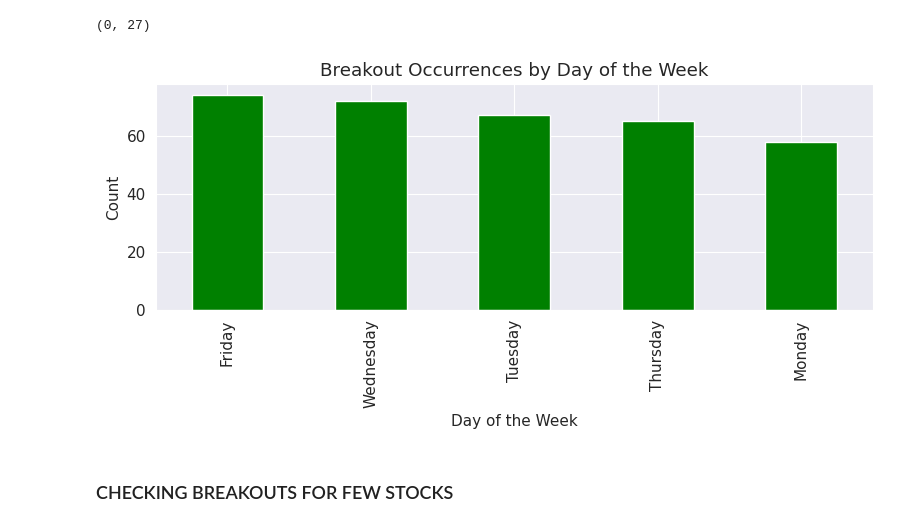
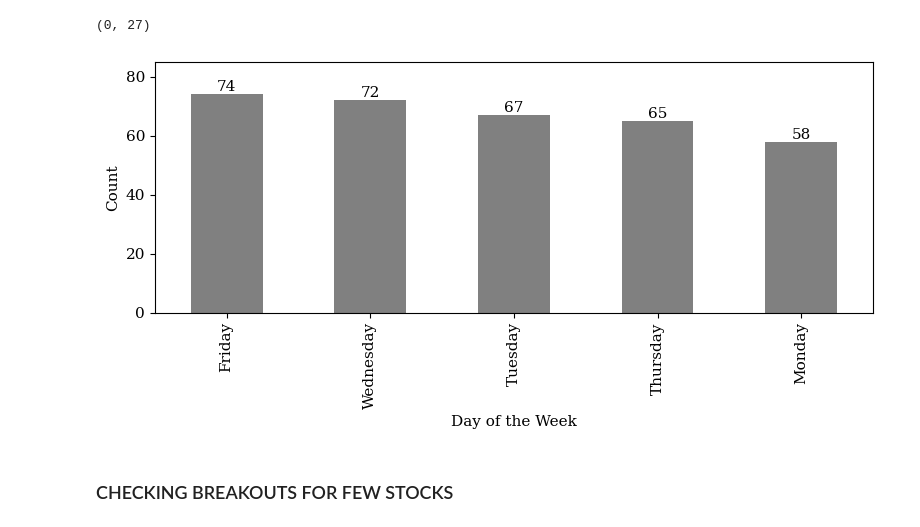
Before and after one commit to JozJozmin/Pivot-Point-Trading-Strategy, a Jupyter notebook: WQU_Capstone_Final_Day.ipynb, the cells around one changed output. Saved outputs shown, nothing was run; the diff lists cells and outputs as text; code cells hidden in the pictures.

```diff
--- a/WQU_Capstone_Final_Day.ipynb
+++ b/WQU_Capstone_Final_Day.ipynb
@@ -28,9 +26,10 @@ import plotly.express as px
 # %%
 # SETTING UP THE PLOTTING BACKGROUND
 
-sns.set_style('darkgrid')
 plt.rcParams['font.size'] = 11
-plt.rcParams['figure.facecolor'] = '#00000000'
+plt.rc('font', family='serif')
+# sns.set_style('darkgrid')
+# plt.rcParams['figure.facecolor'] = '#00000000'
 # %%
 # MOUNTING THE DRIVE
 
@@ -469,35 +389,41 @@ breakout[(breakout.Breakout_R1 == True) & (breakout.High== breakout.Open) ].shap
 # %%
 # IDENTIFYING THE BREAKOUT PER DAYS
 
 R1_breakout_data = breakout[breakout.Breakout_R1 == True]
 R1_breakout_data['day_of_week'] = R1_breakout_data['Date'].dt.dayofweek
 R1_breakout_data['day_of_week'] =R1_breakout_data['day_of_week'].map({
     0: 'Monday',
     1: 'Tuesday',
     2: 'Wednesday',
     3: 'Thursday',
     4: 'Friday',
     5: 'Saturday',
     6: 'Sunday'
 })
 
 day_counts = R1_breakout_data['day_of_week'].value_counts()
 
-#day_counts = R1_breakout_data['day_of_week'].value_counts().reindex(['Monday', 'Tuesday', 'Wednesday', 'Thursday', 'Friday', 'Saturday', 'Sunday'])
+# Create a bar chart
+import matplotlib.pyplot as plt
+plt.rc('font', family='serif')
+plt.figure(figsize=(8, 4))
+ax = day_counts.plot(kind='bar', color='gray')
 
-# Create a bar chart
-plt.figure(figsize=(8, 4))
-day_counts.plot(kind='bar', color='g')
-plt.title('Breakout Occurrences by Day of the Week')
+# Adding labels inside the bars
+for p in ax.patches:
+    ax.annotate(str(p.get_height()), (p.get_x() + p.get_width() / 2., p.get_height()),
+                ha='center', va='center', xytext=(0, 5), textcoords='offset points',
+                color='black')
+
+#plt.title('Breakout Occurrences by Day of the Week')
 plt.xlabel('Day of the Week')
 plt.ylabel('Count')
 plt.xticks(rotation=90)  # Rotate the x-axis labels for better readability
-
-# Show the bar chart
+plt.ylim(0, 85)
 plt.tight_layout()
 plt.show()
 # %% [output]
-[figure, old version]
+[figure, new version]
 # %% [markdown]
 ### CHECKING BREAKOUTS FOR FEW STOCKS
 # %%
```
Also changed, not shown: parts of 22 cells of this notebook.
